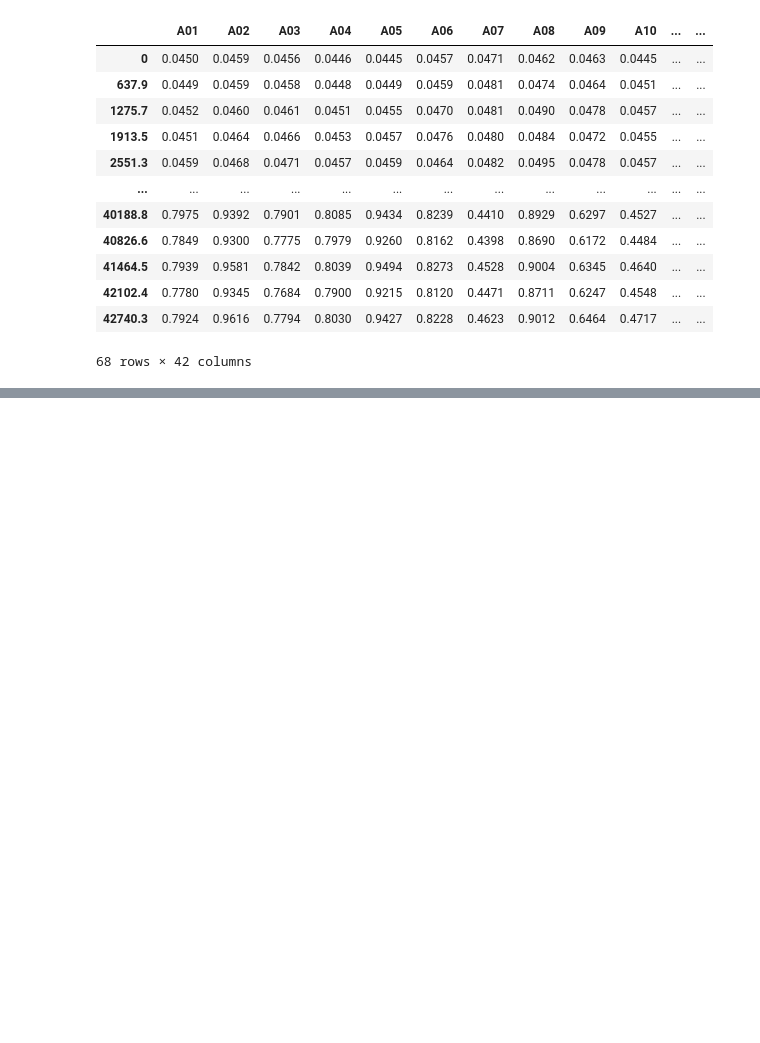
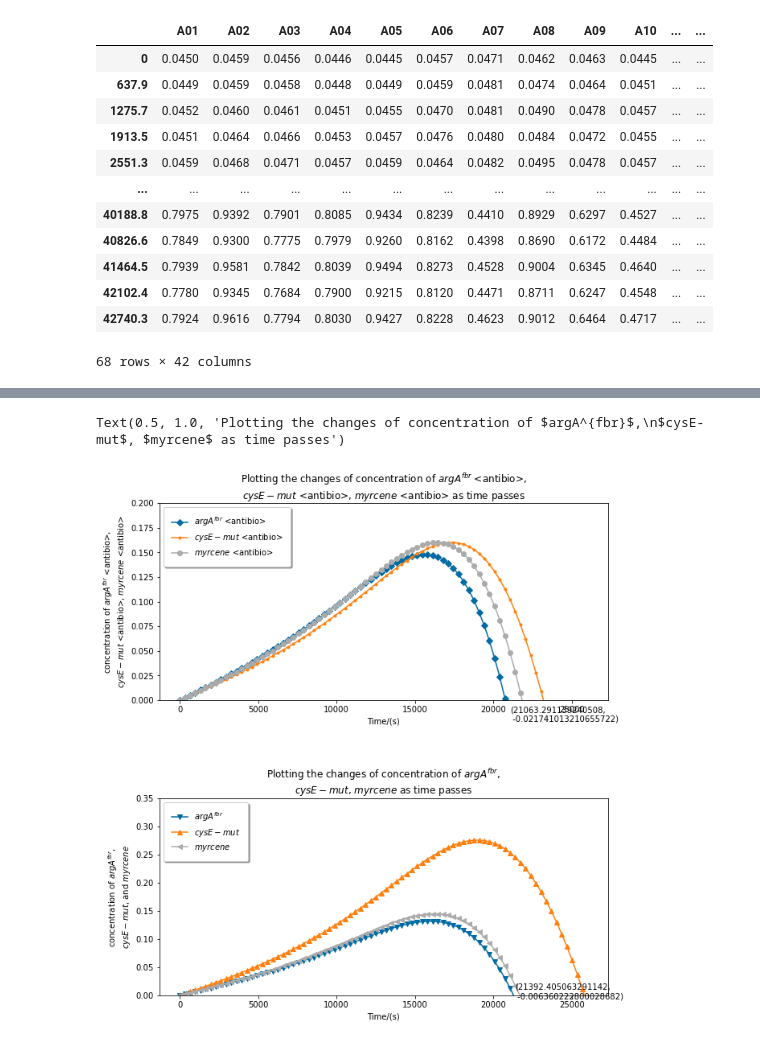
Before and after one commit to jasonliuuu/igem-model, a Jupyter notebook: main.ipynb, the cells around one changed output, grey strips where cells are left out. Saved outputs shown, nothing was run; the diff lists cells and outputs as text; code cells hidden in the pictures; blank space fills up the shorter version.

```diff
--- a/main.ipynb
+++ b/main.ipynb
@@ -453,0 +285,50 @@ minimize(lambda :, -1)
+# %%
+tt = np.linspace(0,26000,80)
+scale1, scale2, scale3 = 1, 1, 1
+quick_logistic = lambda t,scale=1.:scale*logistic(t, ret_data['a'][0],ret_data['k'][0], ret_data['N_m'][0], ret_data['offset'][0])
+
+derivative = lambda t,i,k1,k2,k3,scale=1: k1 * quick_logistic(t,scale) * (1- quick_logistic(t,scale)/ret_data['N_m'][i]-(k2/k1)*(quick_logistic(t,scale)/ret_data['N_m'][i])-(k3/k1)*(quick_logistic(t,scale)/ret_data['N_m'][i]))
+
+def Integral(x,i,k1,k2,k3,scale=1):
+    f = lambda x: derivative(x,i,k1,k2,k3,scale)
+    res = np.zeros_like(x)
+    for j,val in enumerate(x):
+        y,err = integrate.quad(f,0,val)
+        res[j] = y
+    return res
+
+fig = plt.figure(figsize=(10, 18))
+plt.subplots_adjust(hspace=0.5)
+
+ax1 = fig.add_subplot(3,1,1)
+ax1.set_ylim(0,0.2)
+all_val = list(zip(Integral(tt,0,k1,k2,k3),Integral(tt,1,k2,k1,k3),Integral(tt,2,k3,k1,k2)))
+for i in range(1,len(all_val)):
+    if min(all_val[i]) <= 0:
+        ax1.text(tt[i],min(all_val[i]),'({},\n {})'.format(tt[i],min(all_val[i])))
+        break
+ax1.plot(tt, Integral(tt,0,k1,k2,k3),marker = next(markers),label='$argA^{fbr}$ <antibio>')
+ax1.plot(tt, Integral(tt,1,k2,k1,k3),marker = next(markers),label='$cysE-mut$ <antibio>')
+ax1.plot(tt, Integral(tt,2,k3,k1,k2),marker = next(markers),label='$myrcene$ <antibio>')
+leg = ax1.legend(loc='upper left',fancybox=True, framealpha=1, shadow=True, borderpad=1);
+ax1.set_xlabel('Time/(s)')
+ax1.set_ylabel("concentration of $argA^{fbr}$ <antibio>,\n$cysE-mut$ <antibio>, $myrcene$ <antibio>")
+ax1.set_title("Plotting the changes of concentration of $argA^{fbr}$ <antibio>,\n$cysE-mut$ <antibio>, $myrcene$ <antibio> as time passes")
+
+ax2 = fig.add_subplot(3,1,2)
+ax2.set_ylim(0,0.35)
+all_val = list(zip(Integral(tt,3,k4,k5,k6),Integral(tt,4,k5,k4,k6),Integral(tt,5,k6,k4,k5)))
+for i in range(1,len(all_val)):
+    if min(all_val[i]) <= 0:
+        ax2.text(tt[i],min(all_val[i]),'({},\n {})'.format(tt[i],min(all_val[i])))
+        break
+ax2.plot(tt, Integral(tt,3,k4,k5,k6),marker = next(markers),label='$argA^{fbr}$')
+ax2.plot(tt, Integral(tt,4,k5,k4,k6),marker = next(markers),label='$cysE-mut$')
+ax2.plot(tt, Integral(tt,5,k6,k4,k5),marker = next(markers),label='$myrcene$')
+leg = ax2.legend(loc='upper left',fancybox=True, framealpha=1, shadow=True, borderpad=1);
+ax2.set_xlabel('Time/(s)')
+ax2.set_ylabel("concentration of $argA^{fbr}$,\n$cysE-mut$, and $myrcene$")
+ax2.set_title("Plotting the changes of concentration of $argA^{fbr}$,\n$cysE-mut$, $myrcene$ as time passes")
+# %% [output]
+Text(0.5, 1.0, 'Plotting the changes of concentration of $argA^{fbr}$,\n$cysE-mut$, $myrcene$ as time passes')
+[figure, added]
```
Also changed, not shown: parts of 65 cells of this notebook, 14 other files.
